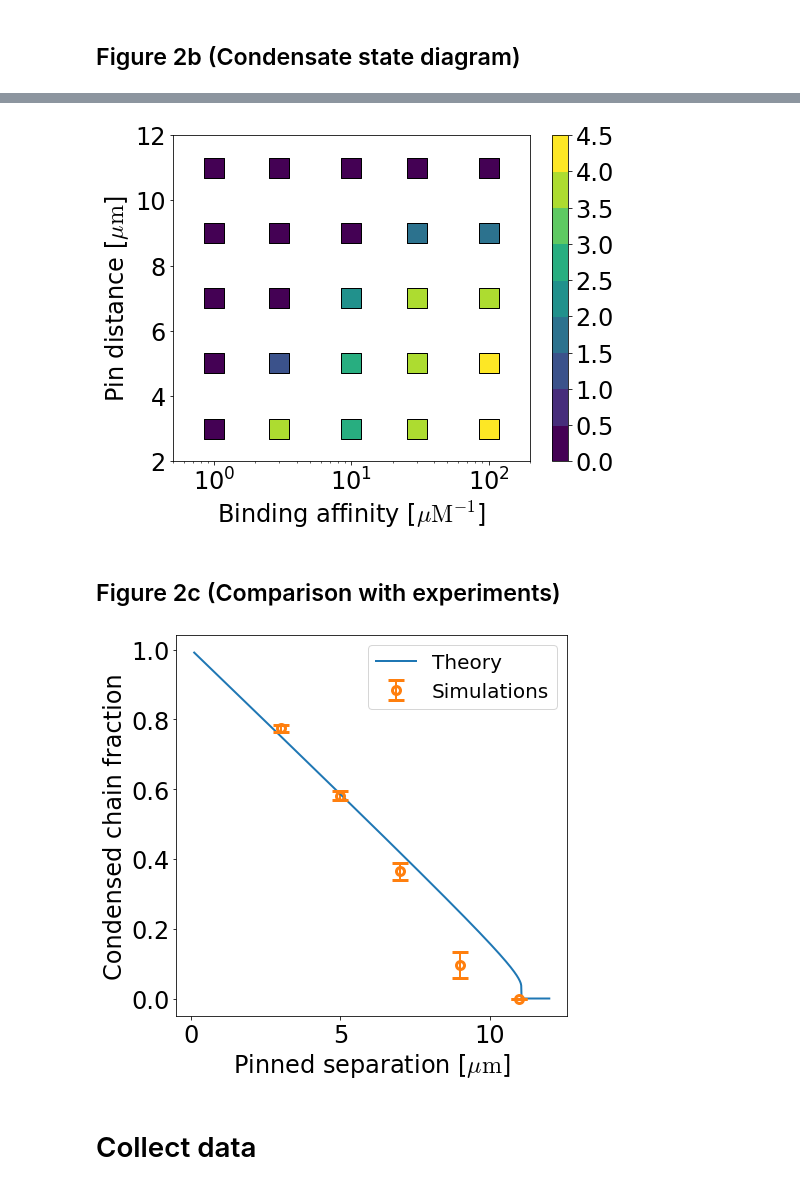
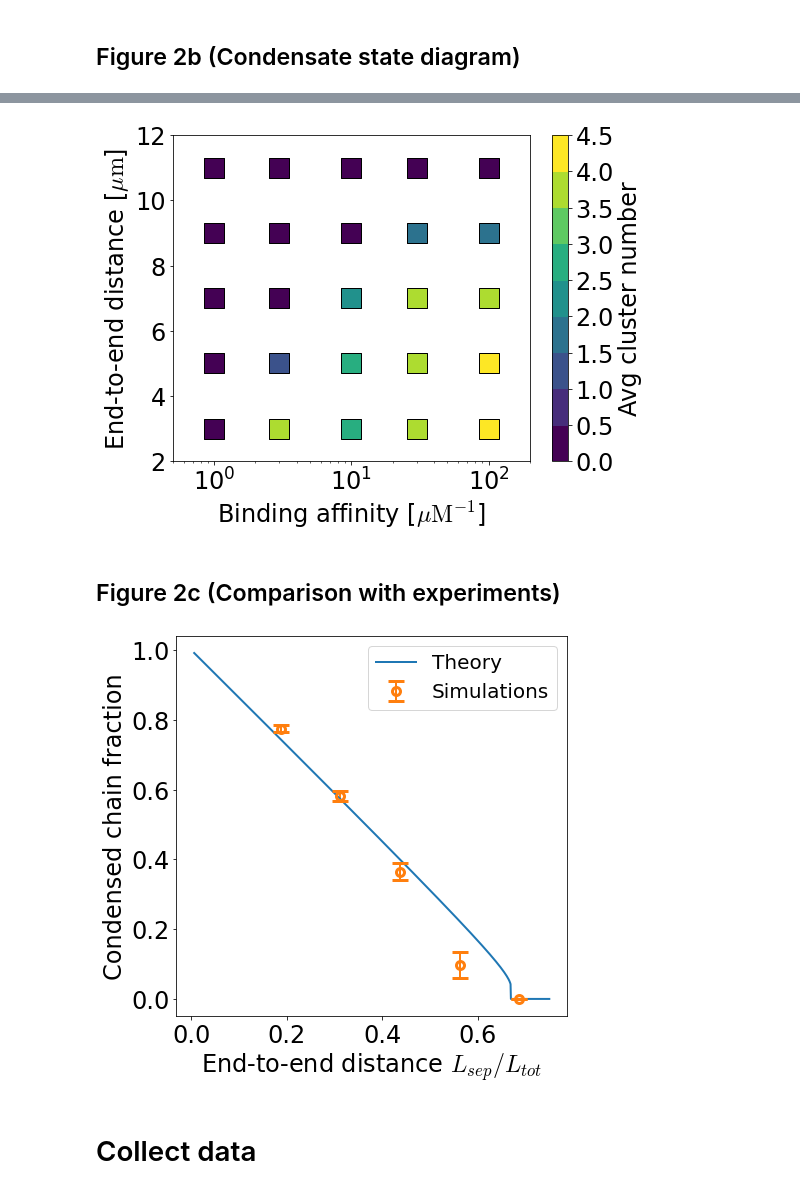
Before and after one commit to palladio11/aLENS_analysis, a Jupyter notebook: notebooks/chromatin_notebooks/Dyn_cond_figs/Figure2.ipynb, the cells around one changed output, grey strips where cells are left out. Drawn from its saved outputs; the diff is of its cells as text; code cells hidden in the pictures.

```diff
--- a/notebooks/chromatin_notebooks/Dyn_cond_figs/Figure2.ipynb
+++ b/notebooks/chromatin_notebooks/Dyn_cond_figs/Figure2.ipynb
@@ -192,36 +192,36 @@ with h5py.File('Figure2/fig2_pin_ke_data_dict.h5', 'r') as h5d:
             h5_data = h5d[label]
             data_arr[i,...]  = [h5_data.attrs['pin_dist'],
                                 h5_data.attrs['Ke'],
                                 h5_data[time_arr.size//2:, 2].mean(),
                                 h5_data[time_arr.size//2:, 3].mean()]
 
 
 
 fig, axarr = plt.subplots(1, 1, figsize=(8, 6))
 _ = axarr.set_xscale('log')
 
 # Define the number of color steps you want
 n_bins = 9 # for example
 
 # Create a colormap with the desired number of color steps
 cmap = plt.get_cmap('viridis', n_bins)
 
 # Create a norm with boundaries at the desired locations
 boundaries = np.linspace(0, int(np.max(data_arr[:,2]))+.5, n_bins+1)
 norm = mpl.colors.BoundaryNorm(boundaries, cmap.N)
 
 # Create the scatter plot
 sc = axarr.scatter(data_arr[:, 1], data_arr[:, 0], c=data_arr[:, 2], cmap=cmap, norm=norm, s=400, marker='s', edgecolors='k', linewidths=1)
 
 # Create a colorbar
-cb1 = fig.colorbar(sc, ax=axarr, ticks=boundaries)
+cb1 = fig.colorbar(sc, ax=axarr, ticks=boundaries, label='Avg cluster number')
 
 _ = axarr.set_xlim(.5, 200)
 _ = axarr.set_ylim(2,12)
-_ = axarr.set_ylabel(r'Pin distance [$\mu {\rm m}$]')
+_ = axarr.set_ylabel(r'End-to-end distance [$\mu {\rm m}$]')
 _ = axarr.set_xlabel(r'Binding affinity [$\mu {\rm M}^{-1}$]')
 # %% [output]
-[figure, old version]
+[figure, new version]
 # %% [markdown]
 ## Figure 2c (Comparison with experiments)
 # %%
@@ -247,17 +247,17 @@ def partition_function(Ltot, Lsep, mu, alpha, gamma, kappa, beta=1./.0041):
     return quad(lambda Ld: np.exp(-beta*tot_free_energy(Ld, Ltot, Lsep, mu, alpha, gamma, kappa)), 0, Ltot-(Lsep*1.001))
 # %%
 # Parameters (from Renger et al.)
-# mu = 11. # Free energy per volume pN/um
-# alpha = .05 # Condensate packing factor um^2
+# mu = 11. # Free energy per volume pN/um^2
+# alpha = .05 # Condensate packing factor per length um^2
 # gamma = .15 # Surface tension pN/um
 # kappa = .0822 # Filament flexibility pN
 # Ltot = 16.5 # Total length of the polymer um
 
-mu = 4.1 # Free energy per volume pN/um
+mu = 4.1 # Free energy per volume pN/um^2
 alpha = .05 # Condensate packing factor um^2
 gamma = .15 # Surface tension pN/um
 kappa = .0822 # Filament flexibility pN
-Ltot = 16.5 # Total length of the polymer um
+Ltot = 16.0 # Total length of the polymer um
 
 beta = 1./.0041
 fig, axarr = plt.subplots(1, 1, figsize=(7, 7))
@@ -278,8 +278,8 @@ for i, lsep in enumerate(lsep_arr):
     # free_energy_deriv(Ltot-(lsep*1.0000001), Ltot, lsep, mu, alpha, gamma, kappa)
     result = root_scalar(free_energy_deriv, method='brentq', bracket=[bound, Ltot-(lsep*1.0000001)], args=(Ltot, lsep, mu, alpha, gamma, kappa))
     ld_max_prob[i] = result.root
-_ = axarr.plot(lsep_arr, ld_max_prob/Ltot, label='Theory')
-_ = axarr.set_xlabel(r'Pinned separation [$\mu {\rm m}$]')
+_ = axarr.plot(lsep_arr/Ltot, ld_max_prob/Ltot, label='Theory')
+_ = axarr.set_xlabel(r'End-to-end distance $L_{sep}/L_{tot}$')
 _ = axarr.set_ylabel(r'Condensed chain fraction')
 
 with h5py.File('Figure2/fig2b_pin_ke_data_dict.h5', 'r') as h5d:
@@ -297,12 +297,12 @@ with h5py.File('Figure2/fig2b_pin_ke_data_dict.h5', 'r') as h5d:
                 beads_num_arr += [h5_data[time_arr.size//2:, 0].mean()]
                 beads_std_arr += [h5_data[time_arr.size//2:, 1].mean()]
 
-    _ = axarr.errorbar(pin_dist_arr, np.array(beads_num_arr)/1600., yerr=np.array(beads_std_arr)/1600., fmt='o', markeredgewidth=3, markersize=8, markerfacecolor='none', capsize=8, label='Simulations')
+    _ = axarr.errorbar(np.array(pin_dist_arr)/16., np.array(beads_num_arr)/1600., yerr=np.array(beads_std_arr)/1600., fmt='o', markeredgewidth=3, markersize=8, markerfacecolor='none', capsize=8, label='Simulations')
 
 
 _ = axarr.legend()
 # %% [output]
-[figure, old version]
+[figure, new version]
 # %% [markdown]
 # Collect data
 # %%
```
Also changed, not shown: parts of 2 cells of this notebook, 4 other files.
